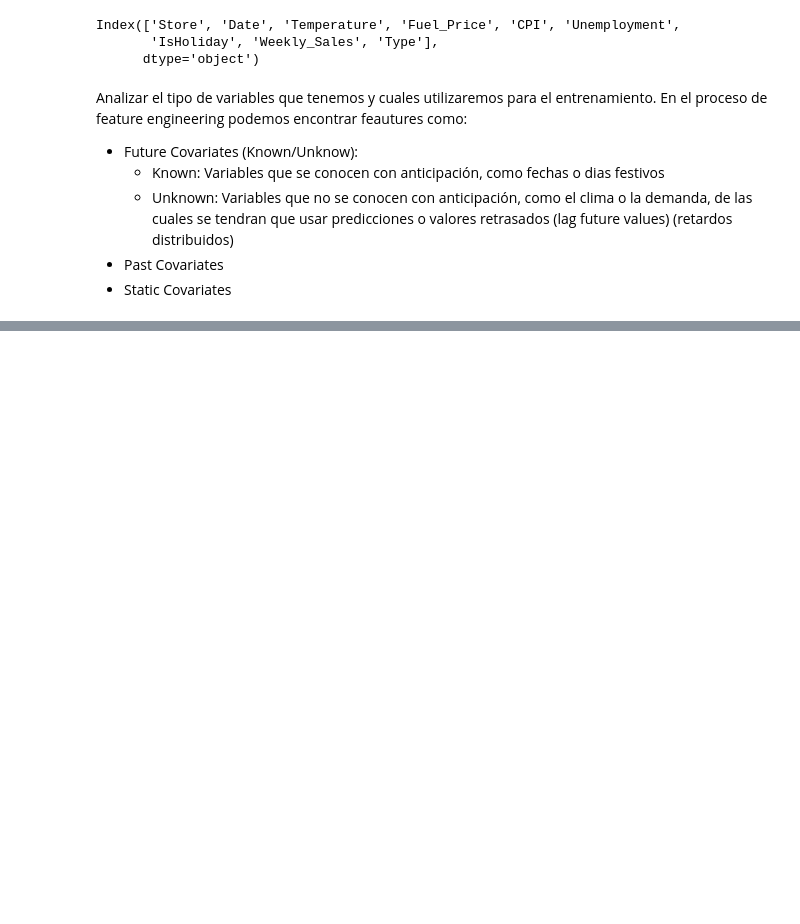
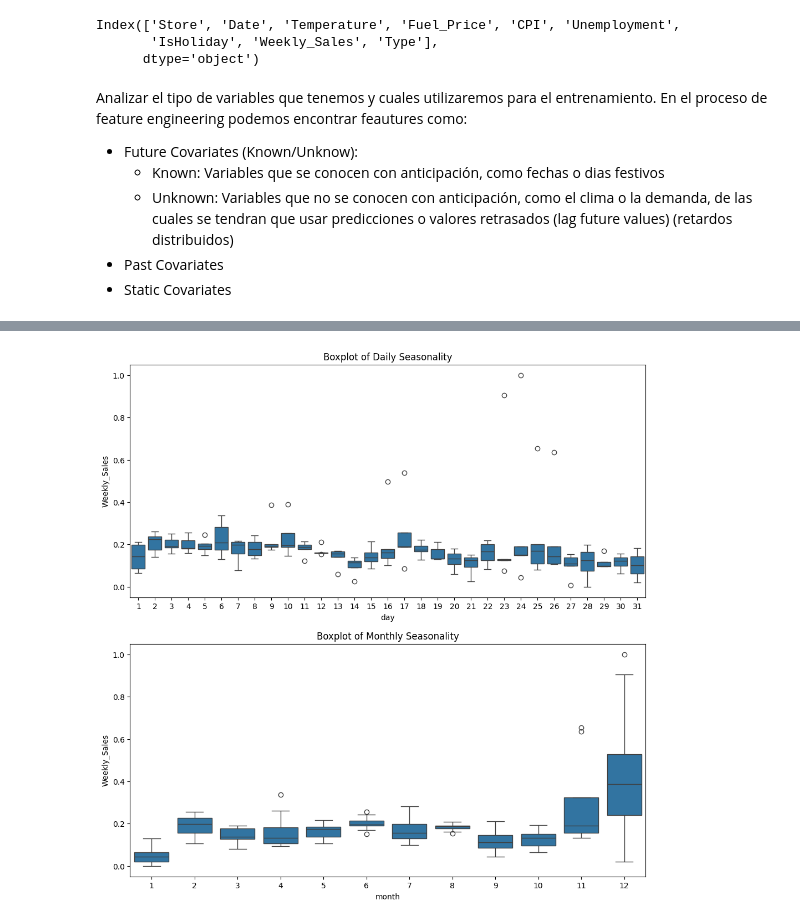
Before and after one commit to GuillermoSainz07/retail_mlops_project, a Jupyter notebook: notebooks/eda.ipynb, the cells around one changed output, grey strips where cells are left out. Saved outputs shown, nothing was run; the diff lists cells and outputs as text; code cells hidden in the pictures; blank space fills up the shorter version.

```diff
--- a/notebooks/eda.ipynb
+++ b/notebooks/eda.ipynb
@@ -193,0 +326,37 @@ Time Series Decomposition
+# %%
+def plot_seasonality(df:pd.DataFrame,
+                     target_column:str)-> None:
+
+    df = df.copy()
+
+    from sklearn.preprocessing import MinMaxScaler
+    scaler = MinMaxScaler()
+    scaler.fit(df[[target_column]])
+
+    df_scaled = pd.DataFrame(index=df.Date)
+    df_scaled[target_column] = scaler.transform(df[[target_column]])
+    df_scaled['day'] = pd.Categorical(df_scaled.index.day)
+    df_scaled['month'] = pd.Categorical(df_scaled.index.month)
+
+    fig, ax = plt.subplots(2,1,
+                           figsize=(12,12))
+
+    sns.boxplot(df_scaled,
+                x='day',
+                y=target_column,
+                ax=ax[0])
+    ax[0].set_title('Boxplot of Daily Seasonality')
+
+    sns.boxplot(df_scaled,
+                x='month',
+                y=target_column,
+                ax=ax[1])
+
+    ax[1].set_title('Boxplot of Monthly Seasonality')
+
+    plt.show()
+# %%
+plot_seasonality(data_by_date,
+                 'Weekly_Sales')
+# %% [output]
+[figure, added]
```
Also changed, not shown: parts of 53 cells of this notebook, 3 other files.
